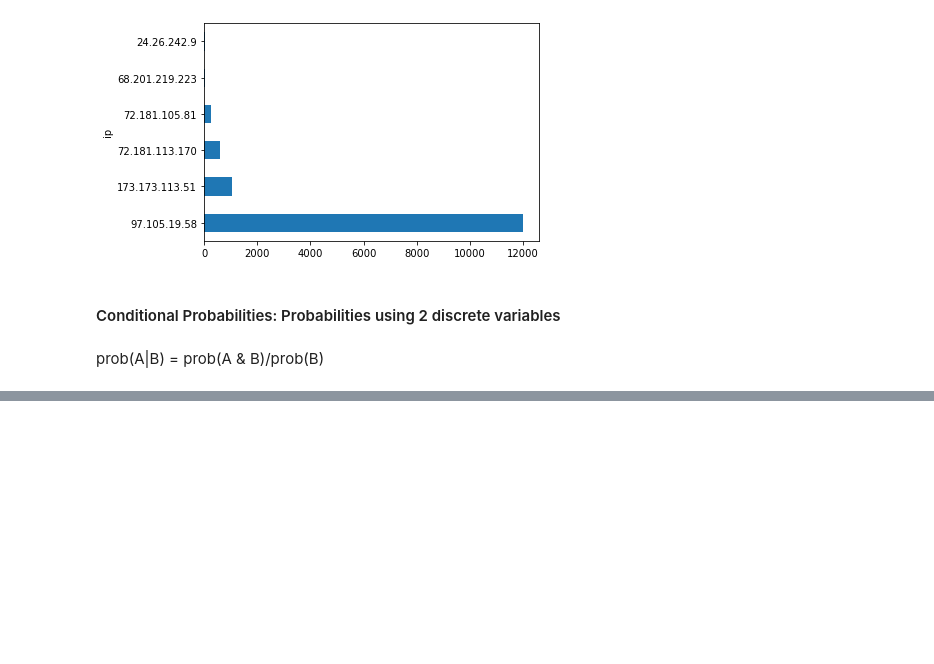
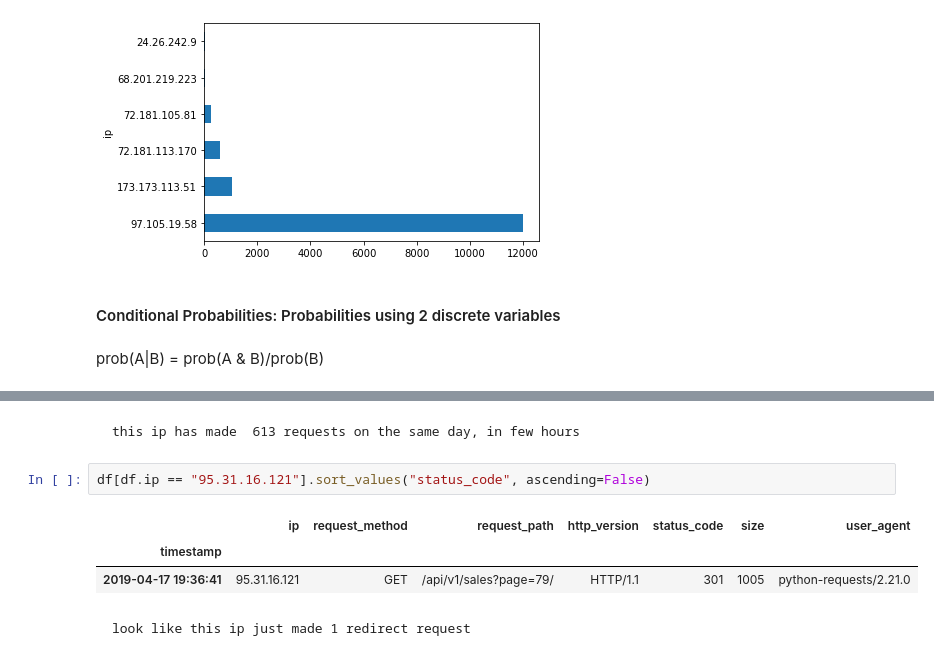
Before and after one commit to rajeshlamichhane04/anomaly-detection-exercises, a Jupyter notebook: discrete_anomaly_detection.ipynb, the cells around one changed output, grey strips where cells are left out. Saved outputs shown, nothing was run; the diff lists cells and outputs as text; blank space fills up the shorter version.

```diff
--- a/discrete_anomaly_detection.ipynb
+++ b/discrete_anomaly_detection.ipynb
@@ -185,0 +222,10 @@ Name: status_code, dtype: float64
+# %% [markdown]
+    this ip has made  613 requests on the same day, in few hours
+# %%
+df[df.ip == "95.31.16.121"].sort_values("status_code", ascending=False)
+# %% [output]
+|  | ip | request_method | request_path | http_version | status_code | size | user_agent |
+| timestamp |  |  |  |  |  |  |  |
+| 2019-04-17 19:36:41 | 95.31.16.121 | GET | /api/v1/sales?page=79/ | HTTP/1.1 | 301 | 1005 | python-requests/2.21.0 |
+# %% [markdown]
+    look like this ip just made 1 redirect request
```
Also changed, not shown: parts of 7 cells of this notebook.
